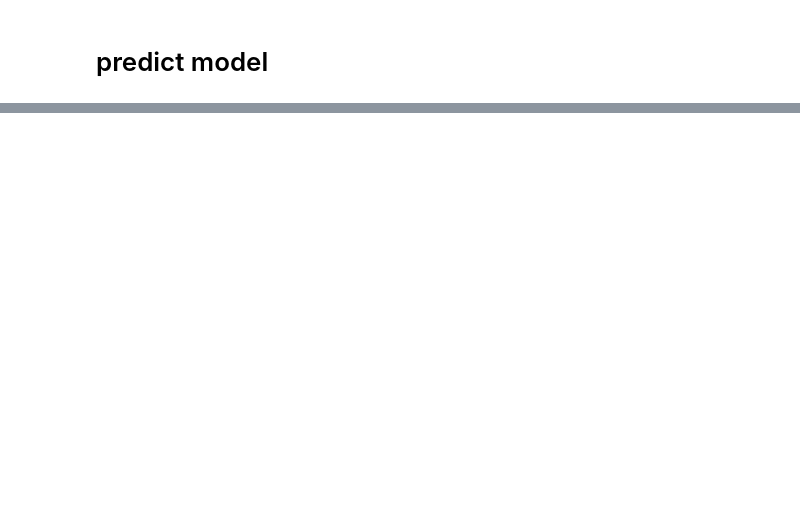
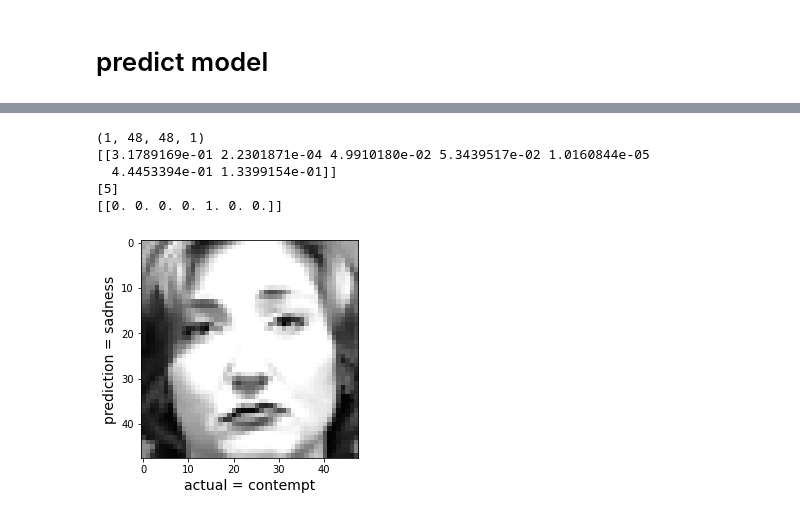
Before and after one commit to shivani-nandani/emotion-detection, a Jupyter notebook: emotion_detection_v2.ipynb, the cells around one changed output, grey strips where cells are left out. Saved outputs shown, nothing was run; the diff lists cells and outputs as text; code cells hidden in the pictures; blank space fills up the shorter version.

```diff
--- a/emotion_detection_v2.ipynb
+++ b/emotion_detection_v2.ipynb
@@ -219,0 +366,20 @@ plt.show()
+# %%
+test_image = X_test[5:6]
+print (test_image.shape)
+
+print(model.predict(test_image))
+print(np.argmax(model.predict(test_image), axis=-1))
+print(y_test[33:34])
+
+plt.imshow(test_image[0],cmap=plt.get_cmap('gray'))
+plt.ylabel('prediction = %s' % getLabel(np.argmax(model.predict(test_image), axis=-1)[0]), fontsize=14)
+plt.xlabel('actual = %s' % getLabel(1 in y_test[33:34]), fontsize=14)
+
+plt.show()
+# %% [output]
+(1, 48, 48, 1)
+[[3.1789169e-01 2.2301871e-04 4.9910180e-02 5.3439517e-02 1.0160844e-05
+  4.4453394e-01 1.3399154e-01]]
+[5]
+[[0. 0. 0. 0. 1. 0. 0.]]
+[figure, added]
```
Also changed, not shown: parts of 16 cells of this notebook, 8 other files.
